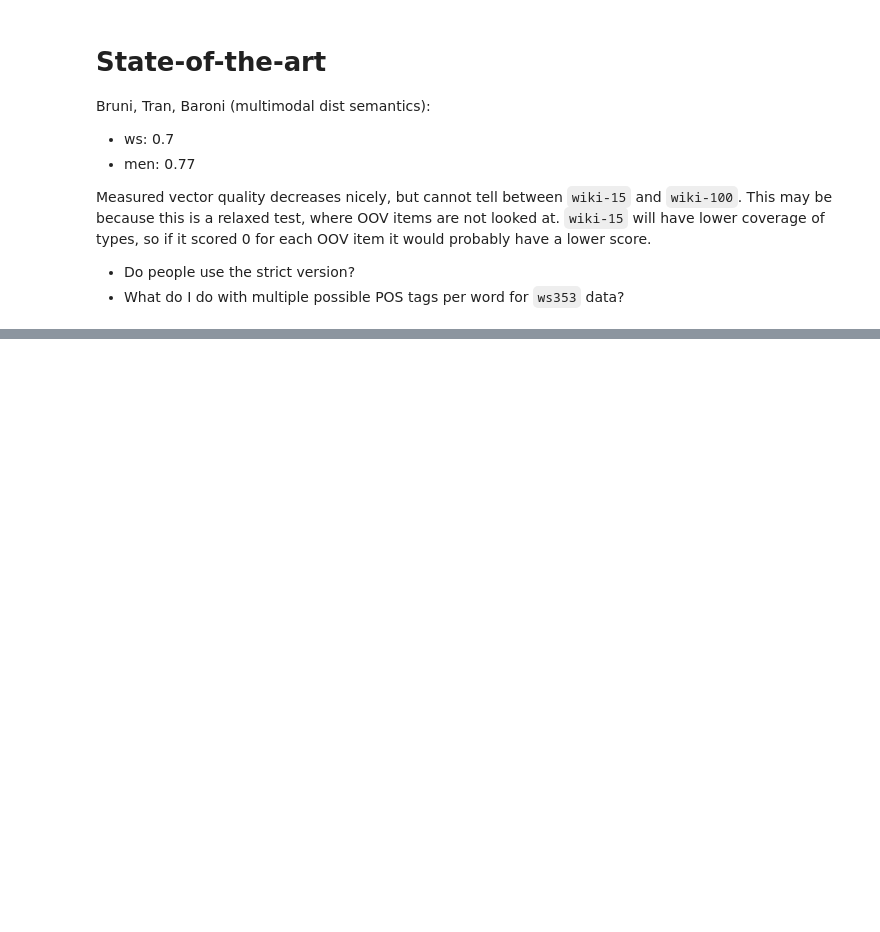
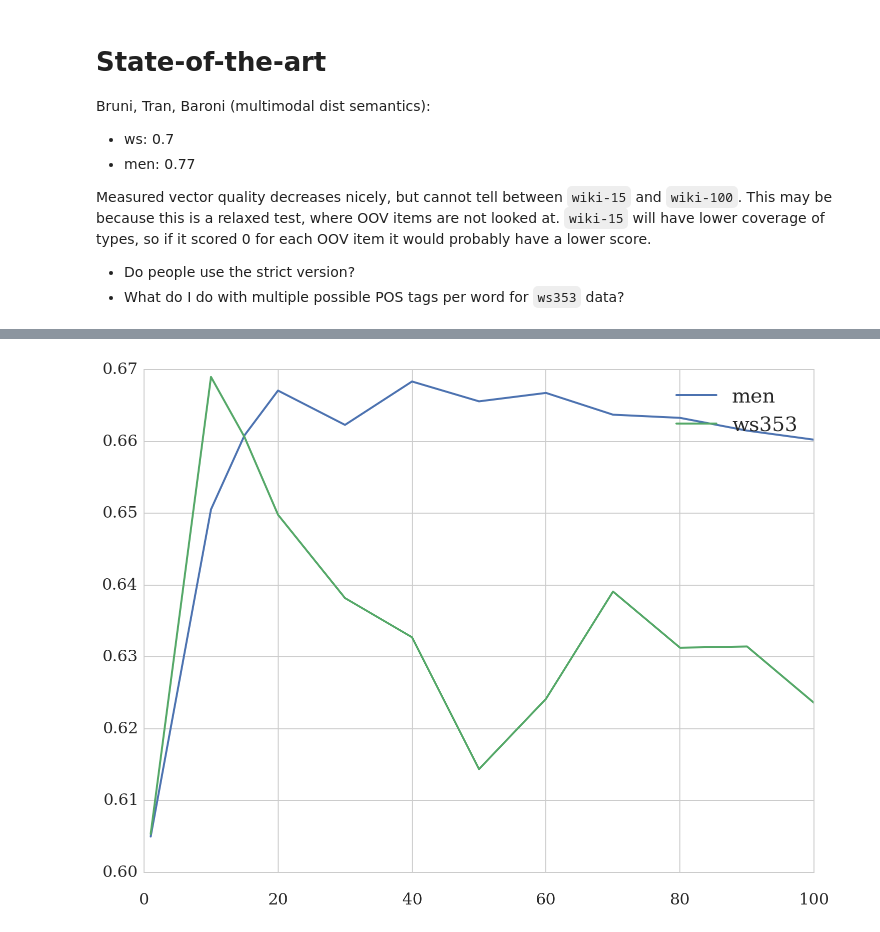
Before and after one commit to mbatchkarov/ExpLosion, a Jupyter notebook: notebooks/intrinsic_eval.ipynb, the cells around one changed output, grey strips where cells are left out. Cells and saved outputs as stored; diff of their text form; code cells hidden in the pictures; blank space fills up the shorter version.

```diff
--- a/notebooks/intrinsic_eval.ipynb
+++ b/notebooks/intrinsic_eval.ipynb
@@ -104,3 +112,30 @@ Bruni, Tran, Baroni (multimodal dist semantics):
 Measured vector quality decreases nicely, but cannot tell between `wiki-15` and `wiki-100`. This may be because this is a relaxed test, where OOV items are not looked at. `wiki-15` will have lower coverage of types, so if it scored 0 for each OOV item it would probably have a lower score.
  - Do people use the strict version?
  - What do I do with multiple possible POS tags per word for `ws353` data?
+# %%
+# learning curve
+query_dict = {'expansions__vectors__rep': 0,
+                  'expansions__k':3,
+                  'labelled':'amazon_grouped-tagged',
+                'expansions__use_similarity': 0,
+                'expansions__neighbour_strategy':'linear',
+                'expansions__vectors__dimensionality': 100,
+                'document_features_ev': 'AN+NN',
+                'document_features_tr': 'J+N+AN+NN',
+                'expansions__allow_overlap': False,
+                'expansions__entries_of': None,
+                #           'vectors__unlabelled_percentage__in': [70,80], # todo remove this
+                'expansions__vectors__algorithm': 'word2vec',
+                'expansions__vectors__composer': 'Add',
+                'expansions__vectors__unlabelled': 'wiki',
+                'expansions__decode_handler': 'SignifiedOnlyFeatureHandler',
+                'expansions__noise': 0}
+experiments = Experiment.objects.filter(**query_dict).order_by('expansions__vectors__unlabelled_percentage')
+print([e.id for e in experiments])
+data = []
+for e in experiments:
+    print(e.expansions.vectors.path)
+    vectors = vv.from_tsv(e.expansions.vectors.path)
+    for dname, df in datasets():
+        res = intrinsic_eval(vectors, df, 0, reload=False)
+        data.append((e.expansions.vectors.unlabelled_percentage, dname, res))
@@ -106,0 +156,8 @@ Measured vector quality decreases nicely, but cannot tell between `wiki-15` and
+# %%
+df = pd.DataFrame(data, columns=['percent', 'test', 'corr'])
+for name, dfg in df.groupby('test'):
+    plt.plot(dfg.percent.values, dfg['corr'].values, label=name)
+plt.legend();
+plt.savefig('plot-intrinsic-eval2.pdf', format='pdf', dpi=300, bbox_inches='tight', pad_inches=0.1)
+# %% [output]
+[figure, added]
```
Also changed, not shown: parts of 5 cells of this notebook, 2 other files.
